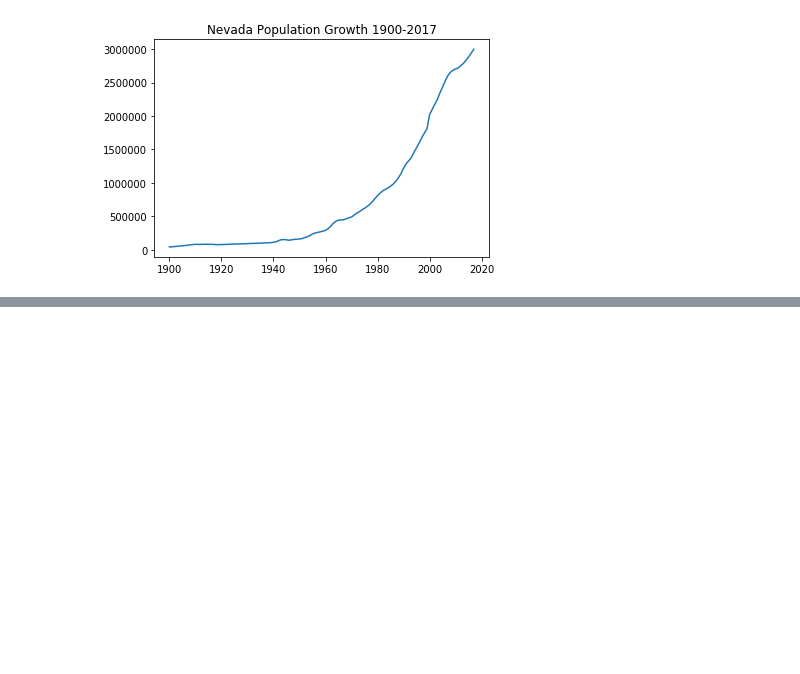
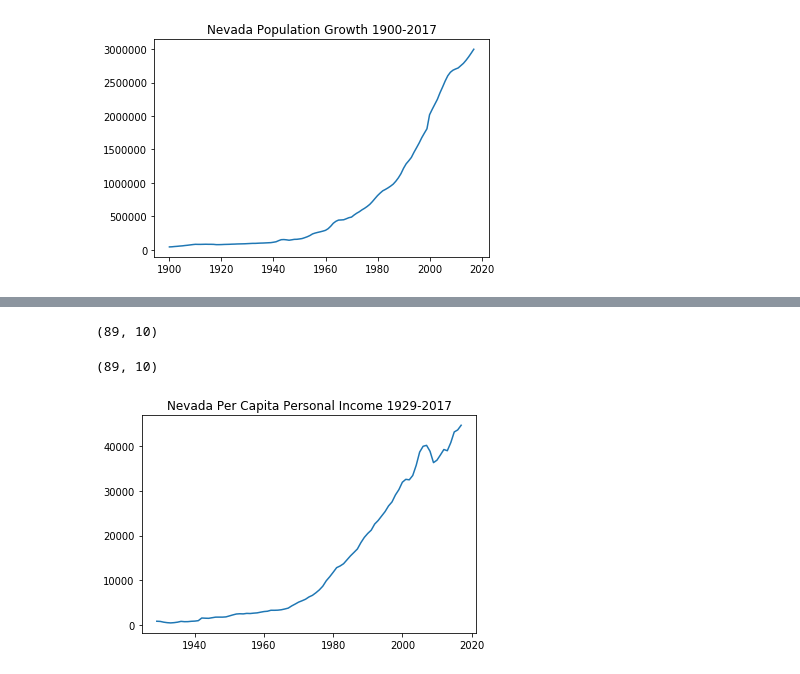
Before and after one commit to bgroveben/python3_machine_learning_projects, a Jupyter notebook: NevadaDashboard/key_statistics.ipynb, the cells around one changed output, grey strips where cells are left out. Cells and saved outputs as stored; diff of their text form; code cells hidden in the pictures; blank space fills up the shorter version.

Commit message:
Import airport passenger data and begin plotting some graphs

```diff
--- a/NevadaDashboard/key_statistics.ipynb
+++ b/NevadaDashboard/key_statistics.ipynb
@@ -113,0 +120,3 @@ plt.show()
+# %%
+# Per Capita Personal Income -- pcpi
+pcpi = pd.read_csv('personal_income.csv'); pcpi.head()
@@ -113,0 +145,17 @@ plt.show()
+# %%
+pcpi.shape
+# %% [output]
+(89, 10)
+# %%
+# Make sure that the dataframes have the same shape for plotting
+rs_pop = population[29:]; rs_pop.shape
+# %% [output]
+(89, 10)
+# %%
+dates = range(1929,2018)
+# plt.plot(dates, rs_pop['Data'])
+plt.plot(dates, pcpi['Data'])
+plt.title('Nevada Per Capita Personal Income 1929-2017')
+plt.show()
+# %% [output]
+[figure, added]
```
Also changed, not shown: parts of 12 cells of this notebook.
